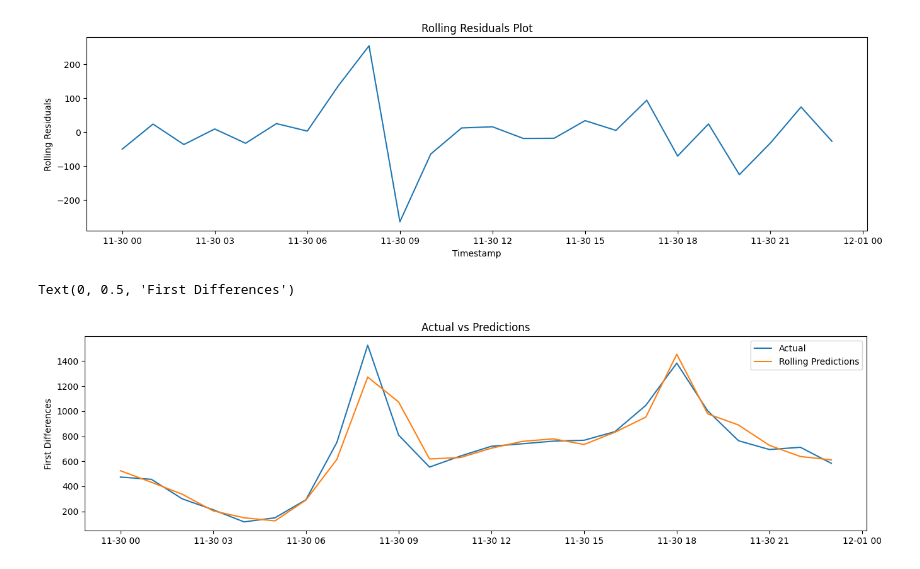
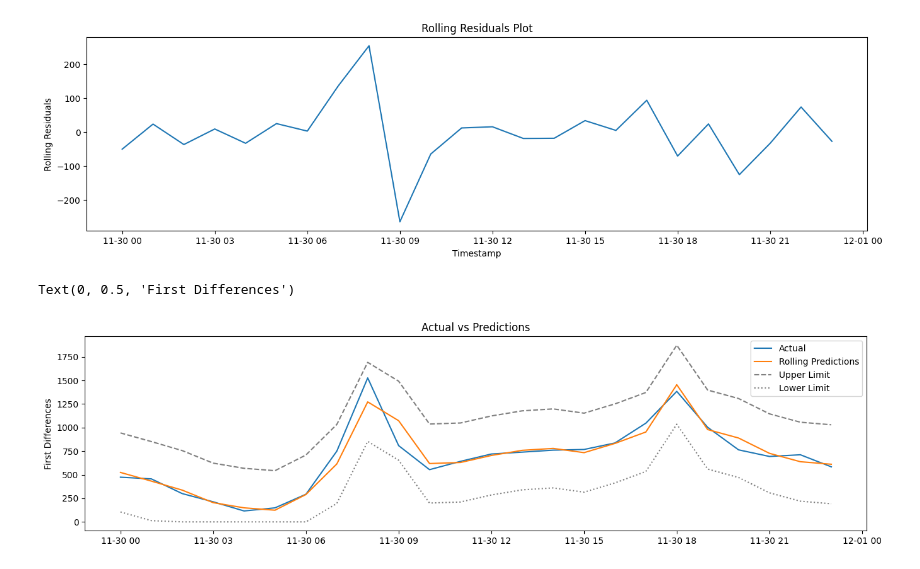
Before and after one commit to ROHIT779/ml-projects, a Jupyter notebook: bike-rental-demand/bike_sharing_demand_prediction.ipynb, the cells around one changed output. Cells and saved outputs as stored; diff of their text form; code cells hidden in the pictures.

Commit message:
added confidence intervals for the predictions

```diff
--- a/bike-rental-demand/bike_sharing_demand_prediction.ipynb
+++ b/bike-rental-demand/bike_sharing_demand_prediction.ipynb
@@ -875,12 +867,15 @@ Root Mean Squared Error(RMSE): 119.05283239160617
 # %%
 train_data_rolling=train_data.copy()
 rolling_preds=[]
+rolling_confidence_intervals=[]
 start=time()
 for row in test_data.index:
   print(train_data_rolling.shape)
   print(row)
-  model_rolling=SARIMAX(train_data_rolling["target"],order=non_seasonal_orders,seasonal_order=seasonal_orders,exog=train_data_rolling[exog_columns_subset3])
+  model_rolling=SARIMAX(train_data_rolling["target"],order=non_seasonal_orders_with_exog_subset,seasonal_order=seasonal_orders_with_exog_subset,exog=train_data_rolling[exog_columns_subset3])
   model_rolling_fit=model_rolling.fit()
 
-  pred=model_rolling_fit.forecast(exog=test_data.loc[row,exog_columns_subset3])
-  rolling_preds.append(pred.values[0])
+  pred_details=model_rolling_fit.get_forecast(steps=1,exog=test_data.loc[row,exog_columns_subset3])
+  rolling_preds.append(pred_details.predicted_mean.item())
+  confidence_interval=pred_details.conf_int()
+  rolling_confidence_intervals.append([0 if confidence_interval['lower target'][0]<0 else confidence_interval['lower target'][0].item(),confidence_interval['upper target'][0].item()])
@@ -888,5 +883,6 @@ for row in test_data.index:
 end=time()
 print("Time took to run: ", end-start)
+print(rolling_confidence_intervals)
 # %% [output]
 (8735, 16)
 2018-11-30 00:00:00
@@ -916,5 +904,5 @@ print("Time took to run: ", end-start)
 # %%
-result=pd.DataFrame(data={'actual':test_data['target'],'rolling_preds':rolling_preds,'rolling_residuals':test_data['target']-rolling_preds},index=test_data.index)
+result=pd.DataFrame(data={'actual':test_data['target'],'rolling_preds':rolling_preds,'rolling_residuals':test_data['target']-rolling_preds,'ci_lower':[row[0] for row in rolling_confidence_intervals],'ci_upper':[row[1] for row in rolling_confidence_intervals]},index=test_data.index)
 print('Mean Absolute Percent Error:', round(np.mean(abs(result['rolling_residuals']/result['actual'])),4))
 print('Root Mean Squared Error:', np.sqrt(np.mean(result['rolling_residuals']**2)))
 # %% [output]
@@ -932,12 +920,14 @@ Text(0.5, 1.0, 'Rolling Residuals Plot')
 # %%
 plt.figure(figsize=(16,4))
 plt.plot(result["actual"])
 plt.plot(result['rolling_preds'])
-plt.legend(('Actual','Rolling Predictions'))
+plt.plot(result['ci_upper'],linestyle='--',color='grey')
+plt.plot(result['ci_lower'],linestyle=':',color='grey')
+plt.legend(('Actual','Rolling Predictions','Upper Limit','Lower Limit'))
 plt.title('Actual vs Predictions')
 plt.ylabel('First Differences')
 # %% [output]
 Text(0, 0.5, 'First Differences')
-[figure, old version]
+[figure, new version]
 # %%
 result
```
Also changed, not shown: parts of 10 cells of this notebook.
